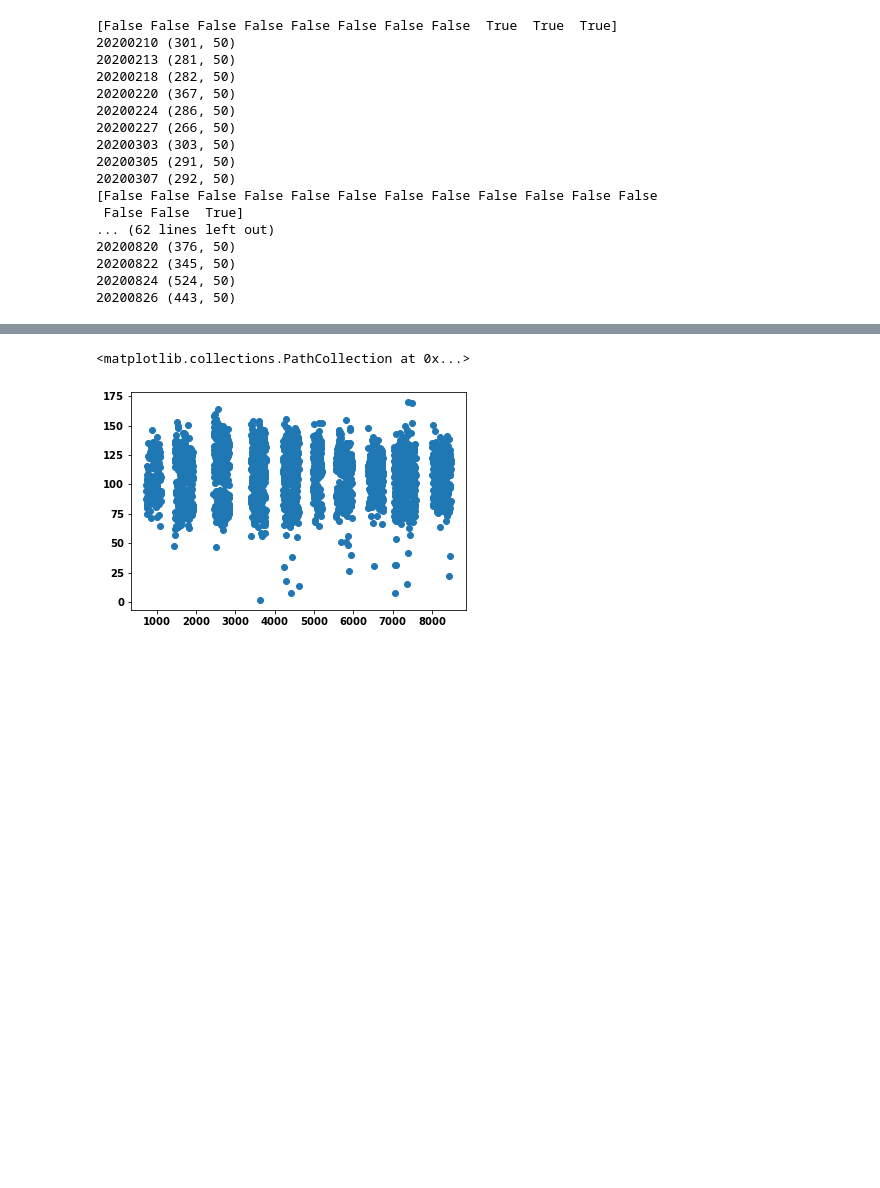
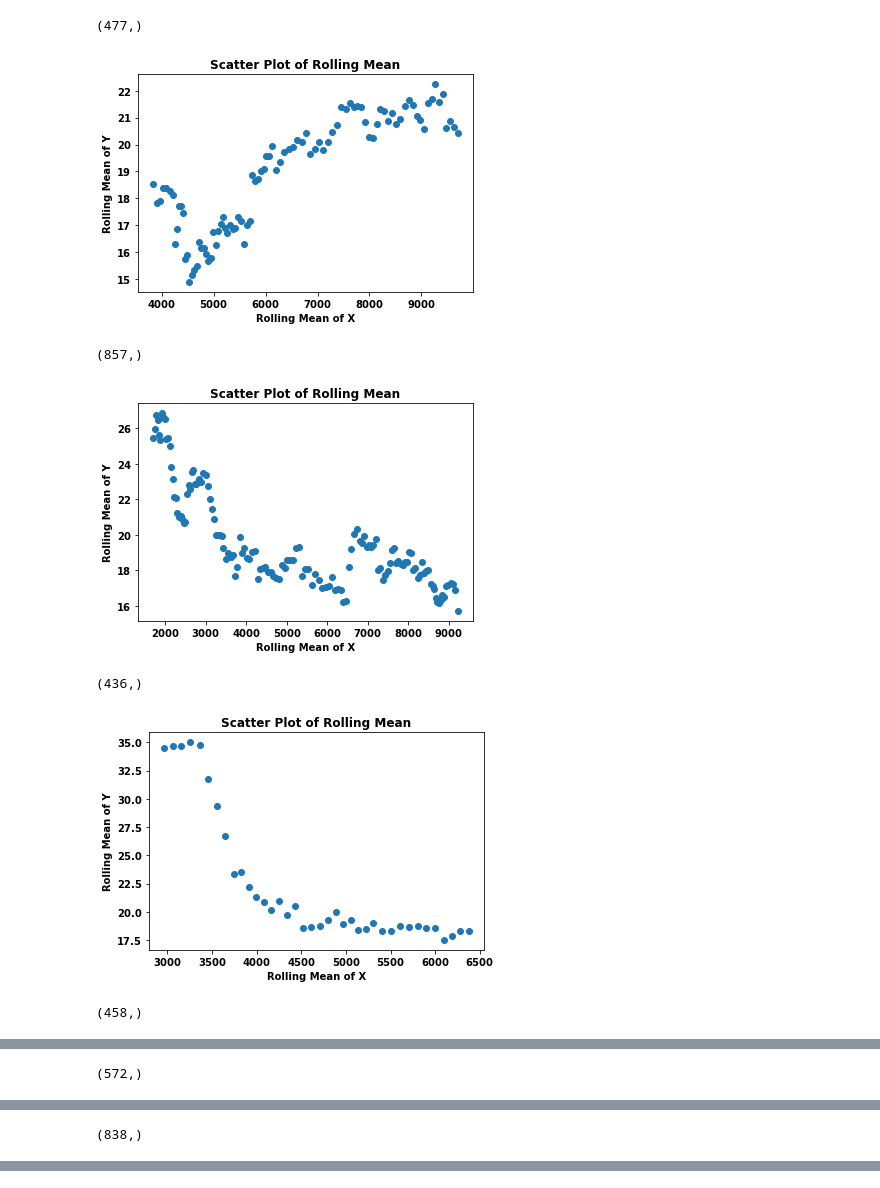
Before and after one commit to fgreenstreet/APE_paper, a Jupyter notebook: bias_analysis/bias_movements.ipynb, the cells around one changed output, grey strips where cells are left out. Saved outputs shown, nothing was run; the diff lists cells and outputs as text; code cells hidden in the pictures; blank space fills up the shorter version.

```diff
--- a/bias_analysis/bias_movements.ipynb
+++ b/bias_analysis/bias_movements.ipynb
@@ -15,10 +37,10 @@ import statsmodels.api as sm
 # %%
-def perform_single_lag_regression(all_session_data, lag):
+def perform_single_lag_regression(all_session_data, lag, test_col='turn angle'):
     all_session_data[f'choice_t_minus_{lag}'] = shift_respecting_index(all_session_data['choice'], lag)
     all_session_data[f'stim_t_minus_{lag}'] = shift_respecting_index(all_session_data['Trial type'], lag)
     all_session_data[f'stim_t_minus{lag}_match'] = (all_session_data[f'stim_t_minus_{lag}'] == all_session_data['Trial type'])
     all_session_data[f'choice_t_minus{lag}_match'] = (all_session_data[f'choice_t_minus_{lag}'] == all_session_data['choice'])
-    all_session_data[f'turn_ang_t_minus_{lag}'] = shift_respecting_index(all_session_data['turn angle'], lag)
+    all_session_data[f'turn_ang_t_minus_{lag}'] = shift_respecting_index(all_session_data[test_col], lag)
 
     test_var = f'turn_ang_t_minus_{lag}'
 
@@ -26,21 +48,23 @@ def perform_single_lag_regression(all_session_data, lag):
     contra_trials = all_session_data[(all_session_data['trial_type'].notna())
                                      & (all_session_data[f'stim_t_minus{lag}_match'] == True)
                                      & (all_session_data[f'choice_t_minus{lag}_match'] == True)
-                                    & (all_session_data['First choice correct'] == 1)]
+                                     & (all_session_data['First choice correct'] == 1)]
     df = contra_trials[['APE_peaks', test_var]].copy()
+    df = df.dropna().reset_index(drop=True)
+
     df.loc[:, test_var] = df[test_var].astype(float)
     df.loc[:, 'APE_peaks'] = df['APE_peaks'].apply(lambda x: np.nan if isinstance(x, np.ndarray) and x.size == 0 else x)
 
     df.loc[:, 'APE_peaks'] = df['APE_peaks'].astype(float)
-    df = df.dropna().reset_index(drop=True)
 
 
     y = df[test_var]
     X = df['APE_peaks'].astype(float)
+    print(y.shape)
     X = sm.add_constant(X)
     # Fit the regression model
     model = sm.OLS(y, X).fit()
-    return model.params[1:], model.pvalues[1:]
+    return model.params[1:], model.pvalues[1:], contra_trials
 # %%
 def shift_respecting_index(vals_to_shift, shift_size):
     """
@@ -103,49 +88,36 @@ recording_site = 'tail'
 all_experiments = get_all_experimental_records()
 # %%
 mice = change_over_time_mice[recording_site]
-num_lags = 5
+num_lags = 1
 num_mice = len(mice)
 coefs = np.zeros([num_mice, num_lags])
 pvals = np.zeros([num_mice, num_lags])
 
 for m, mouse in enumerate(mice):
-    movement_data = get_movement_data(mouse, all_experiments)
-    movement_data = movement_data.set_index('actual trial numbers')
-    bias_file = os.path.join(bias_path, 'pre_processing_bias_{}.pkl'.format(mouse))
-    no_movement_data = pd.read_pickle(bias_file).drop_duplicates(subset='actual trial nums', keep='first').set_index('actual trial nums')
-
-
-    # Get the common and all indices between the two dataframes
-    common_indices = movement_data.index.intersection(no_movement_data.index)
-    no_movement_data.loc[common_indices,'turn angle'] = movement_data.loc[common_indices,'abs fitted max cumsum ang vel']
-    with_movement_data = no_movement_data.copy()
+    bias_file = os.path.join(bias_path, 'pre_processing_movement_bias_{}.pkl'.format(mouse))
+    with_movement_data = pd.read_pickle(bias_file)
     contra_side = with_movement_data[(with_movement_data['trial_type'] == 'contra_data') & (with_movement_data['First choice correct'] == 1)]['First response'].unique()[0]
     if contra_side == 1:
         ipsi_contra_map = {1: 'contra', 2: 'ipsi'}
     else:
         ipsi_contra_map = {1: 'ipsi', 2: 'contra'}
+
     with_movement_data['choice'] = with_movement_data['First response'].map(ipsi_contra_map)
 
     # Map 'choice' column to 1 and 0
     with_movement_data['choice'] = with_movement_data['choice'].map({'contra': 1, 'ipsi': 0})
+    with_movement_data['turn ang abs diff'] = np.abs(with_movement_data['turn angle'].diff())
 
     for lag in range(1, num_lags + 1):
-        coefs[m, lag-1], pvals[m, lag-1] = perform_single_lag_regression(with_movement_data, -lag)
+        coefs[m, lag-1], pvals[m, lag-1], df = perform_single_lag_regression(with_movement_data, -lag, test_col='turn ang abs diff')
+    rolling_mean_plotting(df, 'turn_ang_t_minus_-1' , ipsi_contra='ipsi_data', win=50)
+    #plt.figure()
+    #plt.scatter(df.index.values, df['turn_ang_t_minus_-1'].values)
 # %% [output]
-[False False False False False False False False  True  True  True]
-20200210 (301, 50)
-20200213 (281, 50)
-20200218 (282, 50)
-20200220 (367, 50)
-20200224 (286, 50)
-20200227 (266, 50)
-20200303 (303, 50)
-20200305 (291, 50)
-20200307 (292, 50)
-[False False False False False False False False False False False False
- False False  True]
-... (62 lines left out)
-20200820 (376, 50)
-20200822 (345, 50)
-20200824 (524, 50)
-20200826 (443, 50)
+(477,)
+[figure, added]
+(857,)
+[figure, added]
+(436,)
+[figure, added]
+(458,)
@@ -151,0 +125 @@ for m, mouse in enumerate(mice):
+(572,)
@@ -151,0 +127 @@ for m, mouse in enumerate(mice):
+(838,)
@@ -152,5 +128,0 @@ for m, mouse in enumerate(mice):
-# %%
-plt.scatter(no_movement_data.index.values, no_movement_data['turn angle'].values)
-# %% [output]
-<matplotlib.collections.PathCollection at 0x...>
-[figure, removed]
```
Also changed, not shown: parts of 18 cells of this notebook, 1 other file.
